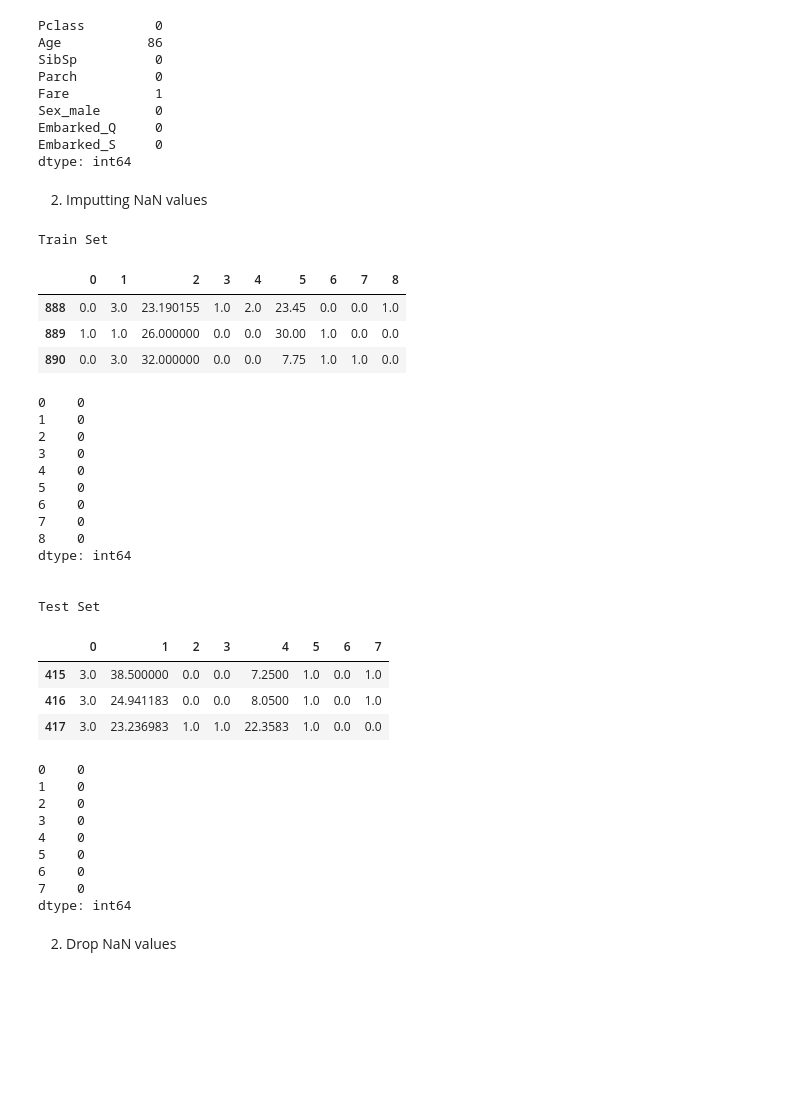
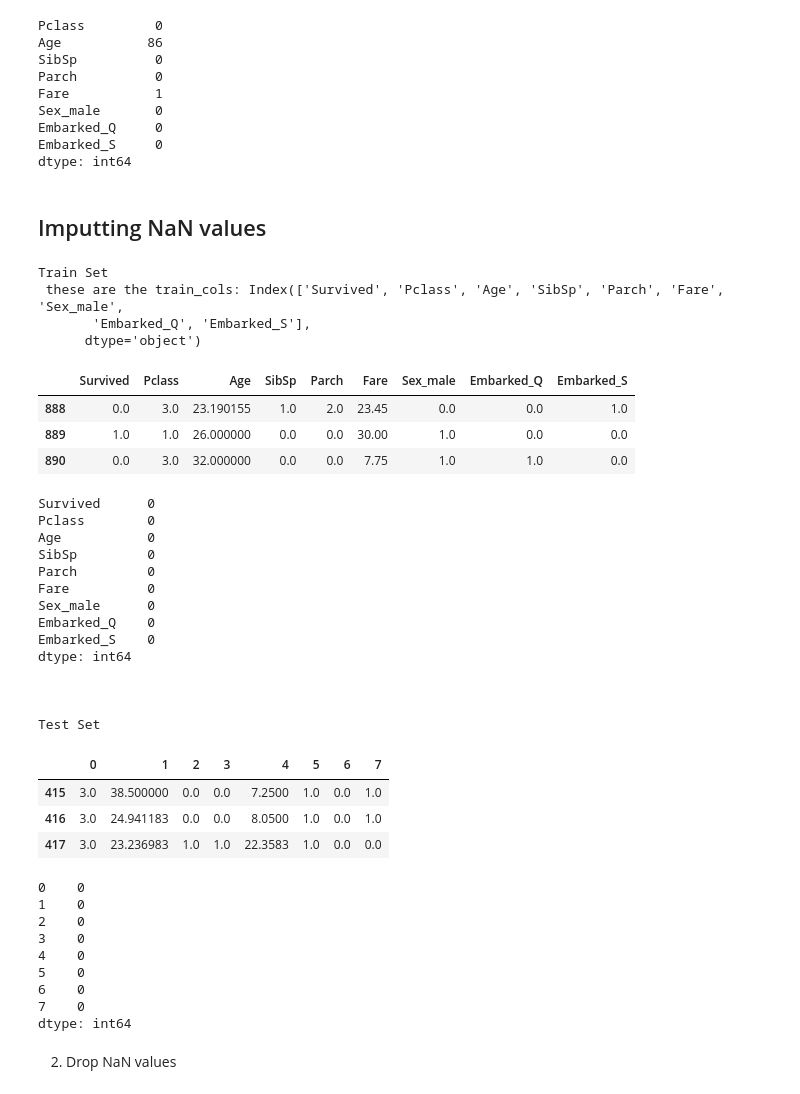
Before and after one commit to ggomp2885/Kaggle_Competitions, a Jupyter notebook: titanic_classification/eda_and_processing.ipynb, the cells around one changed output. Cells and saved outputs as stored; diff of their text form; code cells hidden in the pictures; blank space fills up the shorter version.

```diff
--- a/titanic_classification/eda_and_processing.ipynb
+++ b/titanic_classification/eda_and_processing.ipynb
@@ -40,9 +40,9 @@ Okay heres the order for the MVP training set:
 # %% [markdown]
 ## Importing Datasets
 # %%
-df_train = pd.read_csv(r'C:\Users\ggomp\OneDrive\Documents\GitHub\Kaggle_Competitions\titanic_classification\datasets\train.csv')
-df_test = pd.read_csv(r'C:\Users\ggomp\OneDrive\Documents\GitHub\Kaggle_Competitions\titanic_classification\datasets\test.csv')
-df_sub = pd.read_csv(r'C:\Users\ggomp\OneDrive\Documents\GitHub\Kaggle_Competitions\titanic_classification\datasets\gender_submission.csv')
+df_train = pd.read_csv(r'C:\Users\ggomp\OneDrive\Documents\GitHub\Kaggle_Competitions\titanic_classification\original_data\train.csv')
+df_test = pd.read_csv(r'C:\Users\ggomp\OneDrive\Documents\GitHub\Kaggle_Competitions\titanic_classification\original_data\test.csv')
+df_sub = pd.read_csv(r'C:\Users\ggomp\OneDrive\Documents\GitHub\Kaggle_Competitions\titanic_classification\original_data\gender_submission.csv')
 
 display(df_train.head(2))
 display(df_test.tail(2))
@@ -161,45 +161,47 @@ Embarked_Q     0
 Embarked_S     0
 dtype: int64
 # %% [markdown]
-2. Imputting NaN values
+## Imputting NaN values
 # %%
 imputer = IterativeImputer()
 # imputer = KNNImputer(n_neighbors=8)
 
 # Train Set
 print("Train Set")
+train_cols = train_mvp_c.columns
 train_mvp_c = imputer.fit_transform(train_mvp_c)
-train_mvp_c = pd.DataFrame(train_mvp_c)
+train_mvp_c = pd.DataFrame(train_mvp_c, columns=train_cols)
 display(train_mvp_c.tail(3))
-print(train_mvp_c.isnull().sum())
-print('\n')
-# train_mvp_c = train_mvp_c.reindex_like(train_mvp)
-# columns = ['Survived', Pclass]
+print(f'{train_mvp_c.isnull().sum()}\n')
 
 #Test Set
 print('Test Set')
 test_mvp_c = imputer.fit_transform(test_mvp_c)
 test_mvp_c = pd.DataFrame(test_mvp_c)
 display(test_mvp_c.tail(3))
 print(test_mvp_c.isnull().sum())
 # %% [output]
 Train Set
+ these are the train_cols: Index(['Survived', 'Pclass', 'Age', 'SibSp', 'Parch', 'Fare', 'Sex_male',
+       'Embarked_Q', 'Embarked_S'],
+      dtype='object')
-|  | 0 | 1 | 2 | 3 | 4 | 5 | 6 | 7 | 8 |
+|  | Survived | Pclass | Age | SibSp | Parch | Fare | Sex_male | Embarked_Q | Embarked_S |
 | 888 | 0.0 | 3.0 | 23.190155 | 1.0 | 2.0 | 23.45 | 0.0 | 0.0 | 1.0 |
 | 889 | 1.0 | 1.0 | 26.000000 | 0.0 | 0.0 | 30.00 | 1.0 | 0.0 | 0.0 |
 | 890 | 0.0 | 3.0 | 32.000000 | 0.0 | 0.0 | 7.75 | 1.0 | 1.0 | 0.0 |
-0    0
-1    0
-2    0
-3    0
-4    0
-5    0
-6    0
-7    0
-8    0
+Survived      0
+Pclass        0
+Age           0
+SibSp         0
+Parch         0
+Fare          0
+Sex_male      0
+Embarked_Q    0
+Embarked_S    0
 dtype: int64
 
 
+
 Test Set
 |  | 0 | 1 | 2 | 3 | 4 | 5 | 6 | 7 |
 | 415 | 3.0 | 38.500000 | 0.0 | 0.0 | 7.2500 | 1.0 | 0.0 | 1.0 |
```
Also changed, not shown: parts of 4 cells of this notebook, 3 other files.
